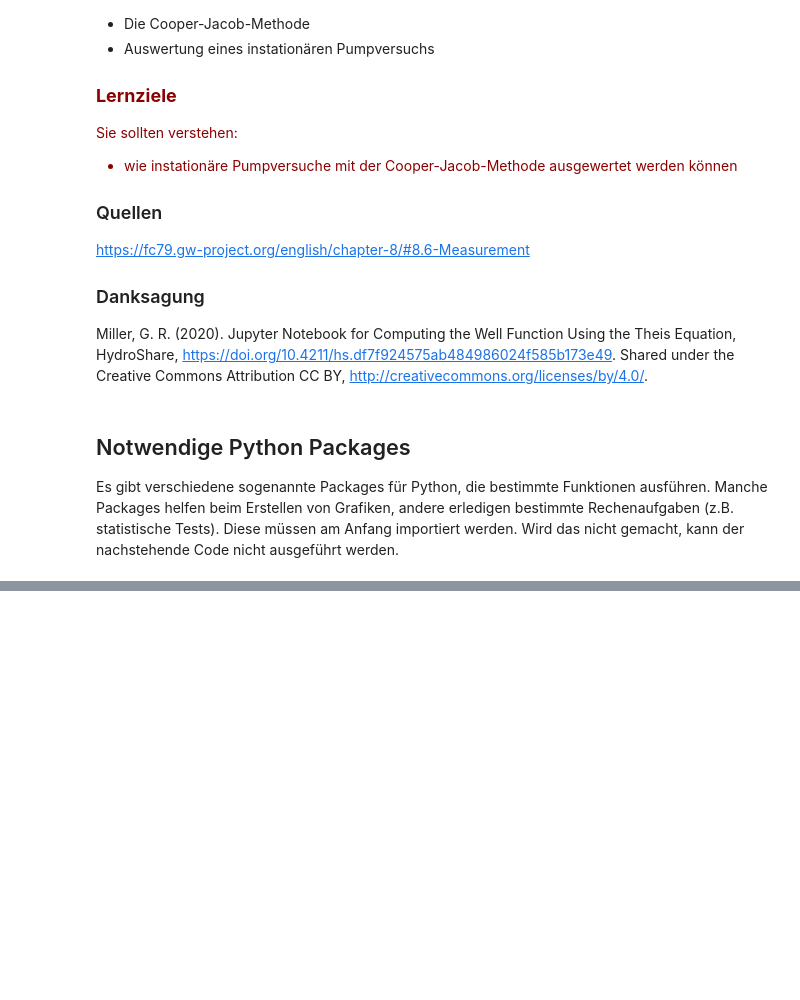
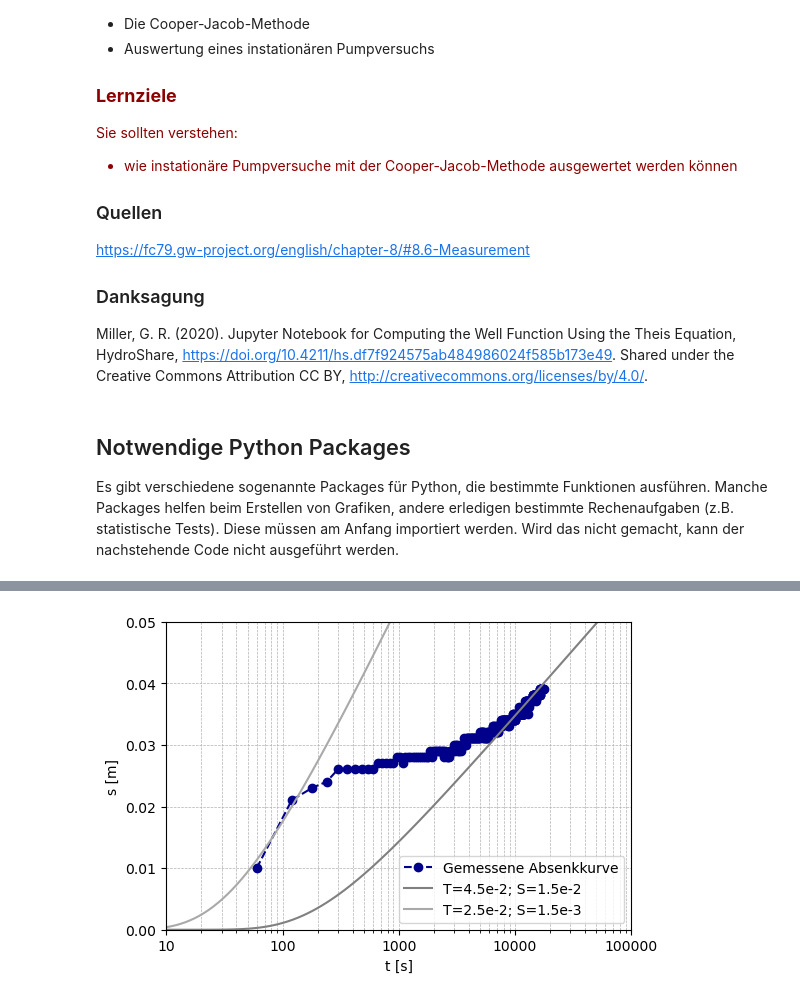
Before and after one commit to SebastianGnann/Pumpversuche, a Jupyter notebook: Pumpversuche_Cooper_Jacob.ipynb, the cells around one changed output, grey strips where cells are left out. Cells and saved outputs as stored; diff of their text form; code cells hidden in the pictures; blank space fills up the shorter version.

```diff
--- a/Pumpversuche_Cooper_Jacob.ipynb
+++ b/Pumpversuche_Cooper_Jacob.ipynb
@@ -178,0 +247,68 @@ plt.show()
+# %%
+# load data from pumping test
+
+# pumping rate and radius
+Q = 0.0053 # [m³/s]
+r = 40.95 # [m]
+b = 15.2 # [m]
+
+# load data
+df = pd.read_excel('data/PV.xlsx', sheet_name='GWM')
+df['Datum/Zeit'] = pd.to_datetime(df['Datum/Zeit'], format='%m/%d/%Y  %I:%M:%S %p')
+t_obs = (df['Datum/Zeit'] - df['Datum/Zeit'][0]).dt.total_seconds()
+s_obs = df["Wassersp, [muROK]"]
+
+# time of third pumping test
+mask = (t_obs > 6300) & (t_obs < 24000)
+t_obs = t_obs[mask]
+t_obs = t_obs - t_obs.iloc[0]
+t_obs = t_obs[1:]
+s_obs = s_obs[mask]
+s_obs = s_obs - s_obs.iloc[0]
+s_obs = s_obs[1:]
+
+# Jacob correction
+s_obs = s_obs / (1 - s_obs / b) # does not lead to a huge difference here
+
+# define aquifer properties
+S1 = 1.5e-2 # [-]
+S2 = 1.5e-3 # [-]
+T1 = 4.5e-2 # [m²/s]
+T2 = 2.5e-2 # [m²/s]
+Q = 0.0053 # [m³/s]
+r = 40.95
+
+# define time vector [s]
+t = np.logspace(1, 5, num=100, base=10)
+
+# calculate u for different radial distances
+u1 = ((r**2)*S1)/(4*T1*t)
+u2 = ((r**2)*S2)/(4*T2*t)
+
+# define tolerance range (needed for solution of well equation)
+tol = 1e-12
+
+# solve well equation (this is done by calling a function)
+from contents import well_fxn_script as wf
+
+s_1 = np.asarray(list(map(lambda u1: wf.well_fxn(u1,tol)*Q/(4*T1*np.pi),u1)))
+s_2 = np.asarray(list(map(lambda u2: wf.well_fxn(u2,tol)*Q/(4*T2*np.pi),u2)))
+
+# visualize data
+fig, ax = plt.subplots(figsize=(6, 4))
+ax.plot(t_obs, s_obs, 'o--', c='darkblue', label='Gemessene Absenkkurve')
+ax.plot(t, s_1, '-', c='grey', label='T=4.5e-2; S=1.5e-2')
+ax.plot(t, s_2, '-', c='darkgrey', label='T=2.5e-2; S=1.5e-3')
+ax.set_xlabel('t [s]')
+ax.set_ylabel('s [m]')
+ax.set_xscale("log")
+#ax.set_yscale("log")
+ax.set_xlim([10, 100000])
+ax.set_ylim([0, 0.05])
+ax.xaxis.set_major_formatter(ticker.FuncFormatter(fmt_func_x))
+#ax.yaxis.set_major_formatter(ticker.FuncFormatter(fmt_func_y))
+ax.grid(True, which='both', linestyle='--', linewidth=0.5)
+ax.legend(loc='lower right')
+plt.show()
+# %% [output]
+[figure, added]
```
Also changed, not shown: parts of 9 cells of this notebook.
